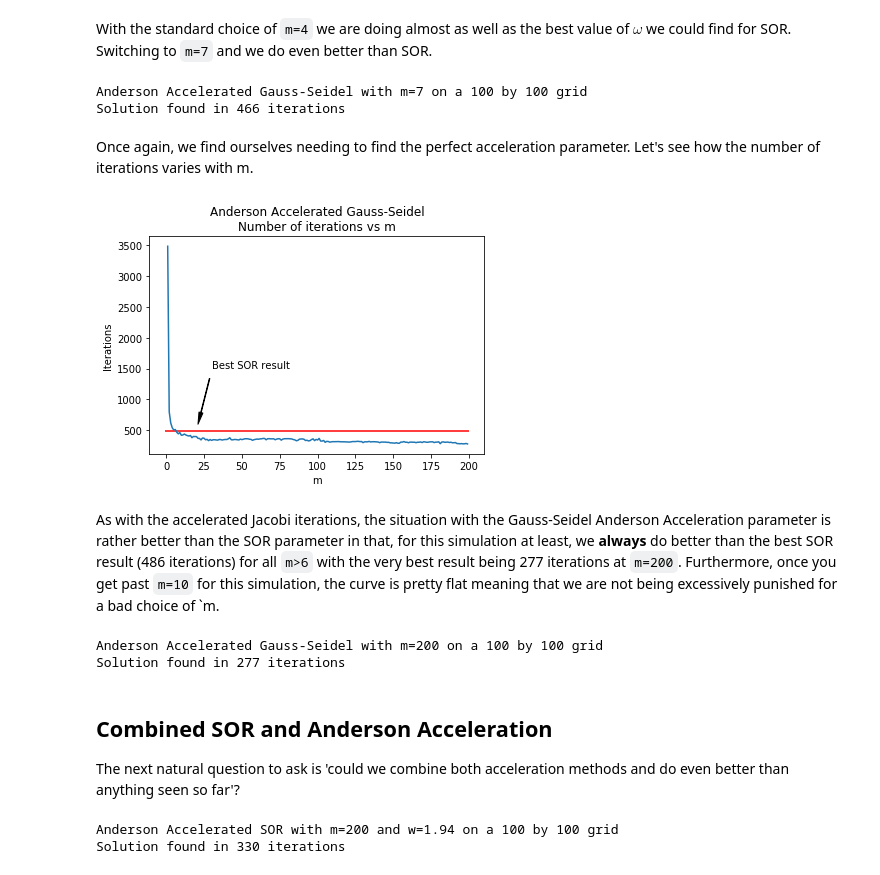
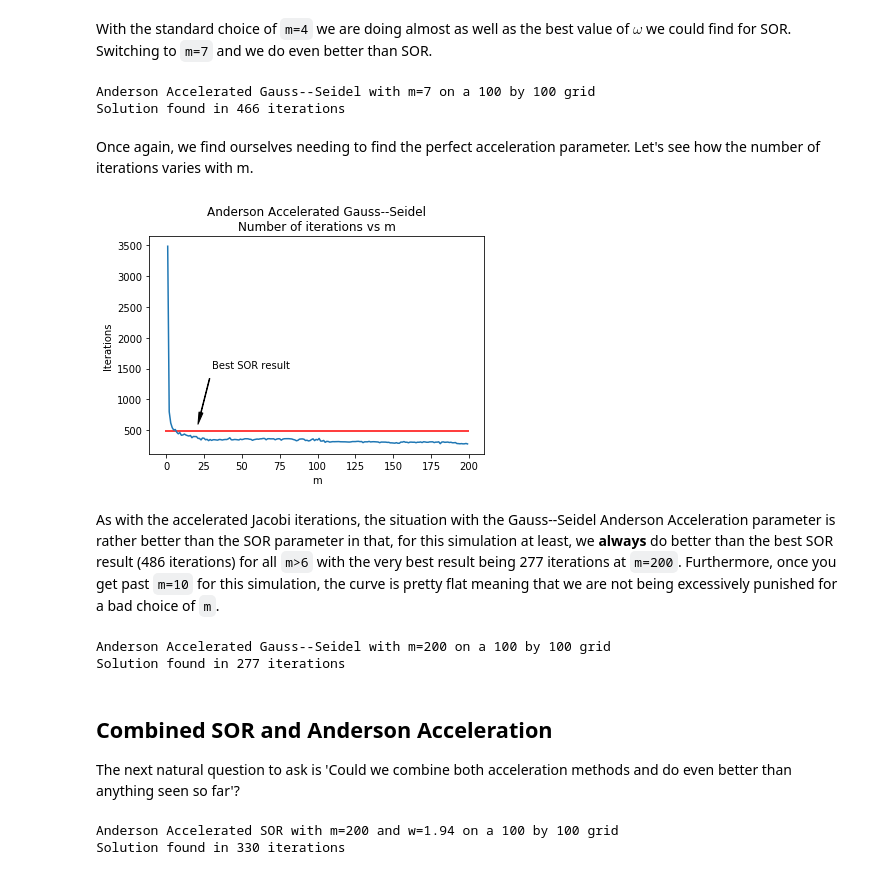
Before and after one commit to numericalalgorithmsgroup/NAGPythonExamples, a Jupyter notebook: roots/Anderson_Acceleration_Poisson.ipynb, the cells around one changed output. Cells and saved outputs as stored; diff of their text form; code cells hidden in the pictures.

Commit message:
Anderson Acceleration for Poisson

```diff
--- a/roots/Anderson_Acceleration_Poisson.ipynb
+++ b/roots/Anderson_Acceleration_Poisson.ipynb
@@ -592,7 +594,7 @@ Solution found in 540 iterations
 # %% [markdown]
 With the standard choice of `m=4` we are doing almost as well as the best value of $\omega$ we could find for SOR.  Switching to `m=7` and we do even better than SOR.
 # %%
-# Define and run the simulation using Gauss-Seidel and NAG Anderson Acceleration
+# Define and run the simulation using Gauss--Seidel and NAG Anderson Acceleration
 
 N = 100
 x0 = init_problem(N)
@@ -602,10 +604,10 @@ NAG_gs_info.source = source(N)
 tol = 1e-9
 m = 7
 (NAG_jacobi_sol,fvec) = roots.sys_func_aa(NAG_gauss_seidel, x0, tol, eps, m,data=NAG_gs_info)
-print(f"Anderson Accelerated Gauss-Seidel with m={m} on a {N} by {N} grid")
+print(f"Anderson Accelerated Gauss--Seidel with m={m} on a {N} by {N} grid")
 print(f"Solution found in {NAG_gs_info.iterations} iterations")
 # %% [output]
-Anderson Accelerated Gauss-Seidel with m=7 on a 100 by 100 grid
+Anderson Accelerated Gauss--Seidel with m=7 on a 100 by 100 grid
 Solution found in 466 iterations
 # %% [markdown]
 Once again, we find ourselves needing to find the perfect acceleration parameter.  Let's see how the number of iterations varies with m.
@@ -622,31 +624,31 @@ def find_best_m(m):
 # %%
 mlist = np.arange(1,200,1)
 iterations = [find_best_m(m) for m in mlist]
 plt.plot(mlist,iterations);
 plt.hlines(486,-1,200,'r')
-plt.title('Anderson Accelerated Gauss-Seidel\nNumber of iterations vs m')
+plt.title('Anderson Accelerated Gauss--Seidel\nNumber of iterations vs m')
 plt.xlabel('m')
 plt.ylabel('Iterations');
 
 label_x = 30
 label_y = 1500
 arrow_x = 20
 arrow_y = 500
 
 arrow_properties = dict(
     facecolor="black", width=0.5,
     headwidth=4, shrink=0.1)
 
 plt.annotate(
     "Best SOR result", xy=(arrow_x, arrow_y),
     xytext=(label_x, label_y),
     arrowprops=arrow_properties);
 # %% [output]
-[figure, old version]
+[figure, new version]
 # %% [markdown]
-As with the accelerated Jacobi iterations, the situation with the Gauss-Seidel Anderson Acceleration parameter is rather better than the SOR parameter in that, for this simulation at least, we **always** do better than the best SOR result (486 iterations) for all `m>6` with the very best result being 277 iterations at `m=200`.  Furthermore, once you get past `m=10` for this simulation, the curve is pretty flat meaning that we are not being excessively punished for a bad choice of `m.
+As with the accelerated Jacobi iterations, the situation with the Gauss--Seidel Anderson Acceleration parameter is rather better than the SOR parameter in that, for this simulation at least, we **always** do better than the best SOR result (486 iterations) for all `m>6` with the very best result being 277 iterations at `m=200`.  Furthermore, once you get past `m=10` for this simulation, the curve is pretty flat meaning that we are not being excessively punished for a bad choice of `m`.
 # %%
-# Define and run the simulation using Gauss-Seidel and NAG Anderson Acceleration
+# Define and run the simulation using Gauss--Seidel and NAG Anderson Acceleration
 
 N = 100
 x0 = init_problem(N)
@@ -656,15 +658,15 @@ NAG_gs_info.source = source(N)
 tol = 1e-9
 m = 200
 (NAG_jacobi_sol,fvec) = roots.sys_func_aa(NAG_gauss_seidel, x0, tol, eps, m,data=NAG_gs_info)
-print(f"Anderson Accelerated Gauss-Seidel with m={m} on a {N} by {N} grid")
+print(f"Anderson Accelerated Gauss--Seidel with m={m} on a {N} by {N} grid")
 print(f"Solution found in {NAG_gs_info.iterations} iterations")
 # %% [output]
-Anderson Accelerated Gauss-Seidel with m=200 on a 100 by 100 grid
+Anderson Accelerated Gauss--Seidel with m=200 on a 100 by 100 grid
 Solution found in 277 iterations
 # %% [markdown]
 ## Combined SOR and Anderson Acceleration
 
-The next natural question to ask is 'could we combine both acceleration methods and do even better than anything seen so far'?
+The next natural question to ask is 'Could we combine both acceleration methods and do even better than anything seen so far'?
 # %%
 @jit
 def NAG_SOR(x,solverinfo):
```
Also changed, not shown: parts of 28 cells of this notebook.
